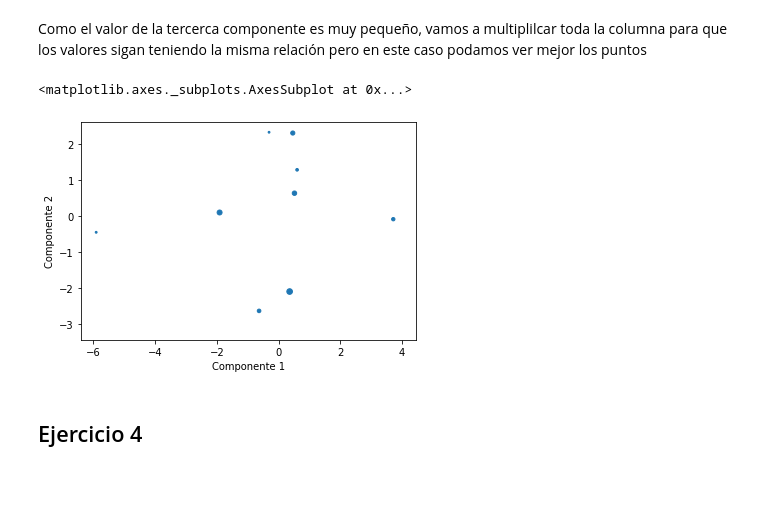
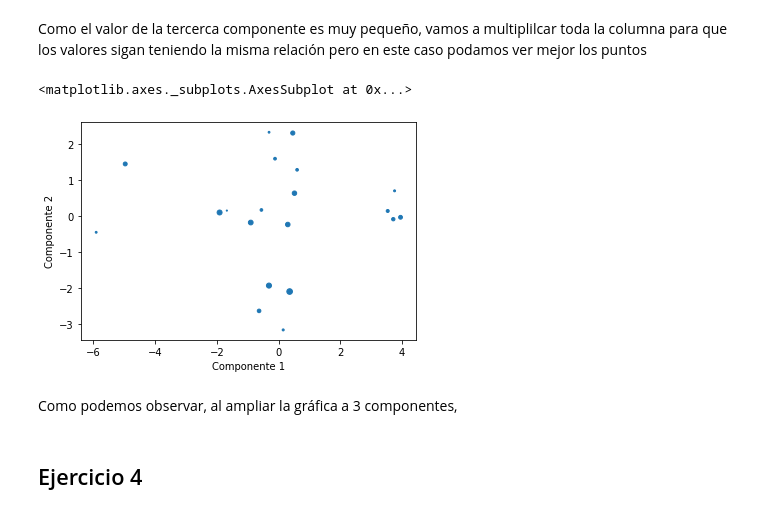
Before and after one commit to amayasarasacolina/MineriaL1P1, a Jupyter notebook: L1P3.ipynb, the cells around one changed output. Cells and saved outputs as stored; diff of their text form; code cells hidden in the pictures; blank space fills up the shorter version.

```diff
--- a/L1P3.ipynb
+++ b/L1P3.ipynb
@@ -597,12 +599,14 @@ df4.plot.scatter(x='Componente 1', y='Componente 2', s='Componente 3')
 # %% [markdown]
 Como el valor de la tercerca componente es muy pequeño, vamos a multiplilcar toda la columna para que los valores sigan teniendo la misma relación pero en este caso podamos ver mejor los puntos
 # %%
-d3 = pd.DataFrame({'Componente 3': c3*100})
+d3 = pd.DataFrame({'Componente 3': abs(c3)*100})
 df4=d2.join(d3)
 df4.plot.scatter(x='Componente 1', y='Componente 2', s='Componente 3')
 # %% [output]
 <matplotlib.axes._subplots.AxesSubplot at 0x...>
-[figure, old version]
+[figure, new version]
+# %% [markdown]
+Como podemos observar, al ampliar la gráfica a 3 componentes,
 # %% [markdown]
 ## Ejercicio 4
 # %% [markdown]
```
Also changed, not shown: parts of 2 cells of this notebook.
